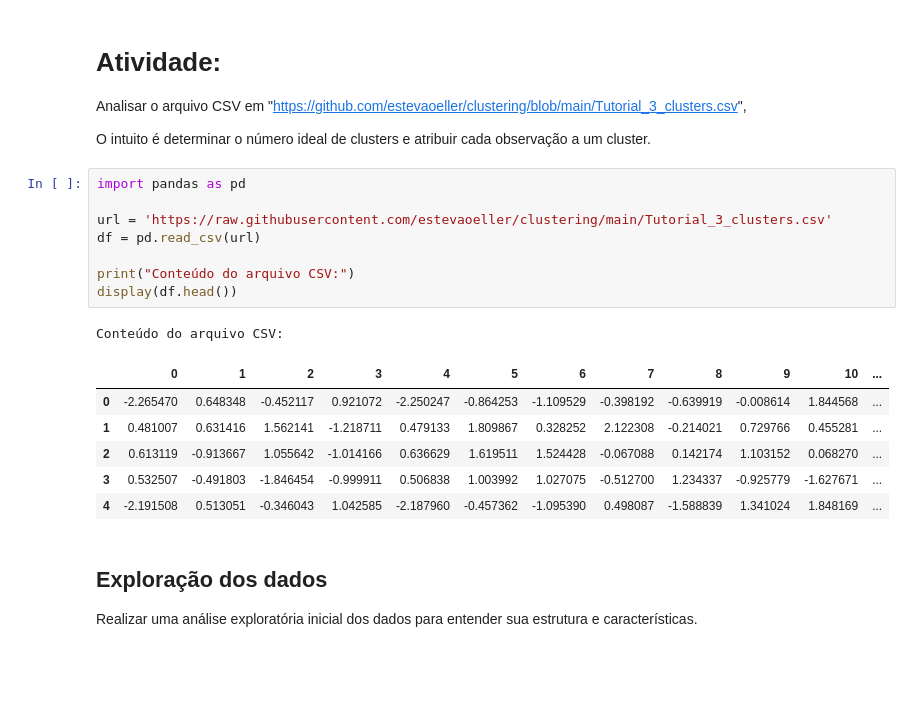
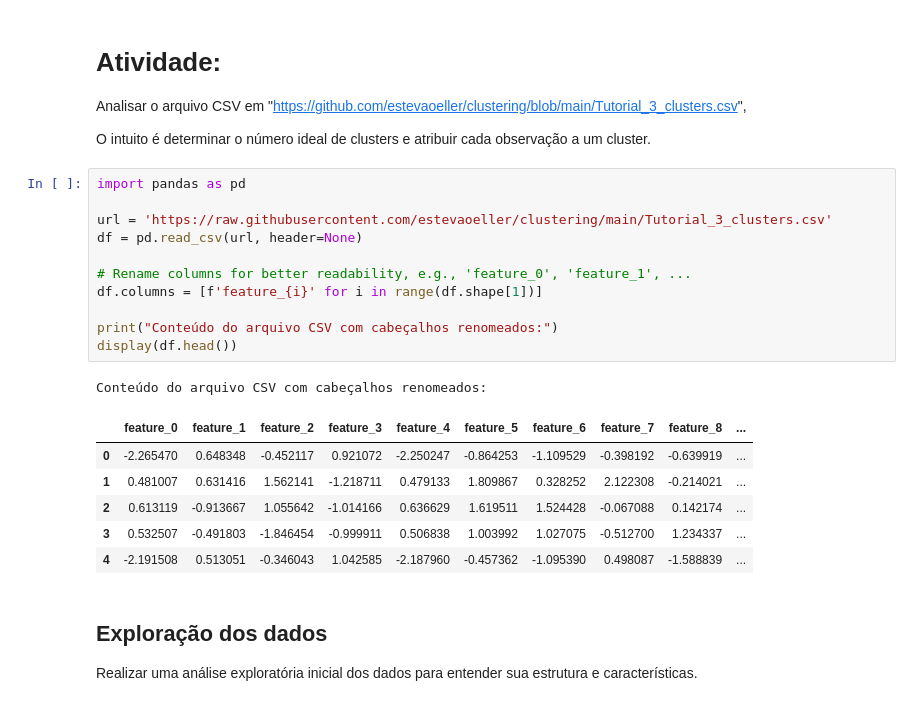
Before and after one commit to estevaoeller/A2T, a Jupyter notebook: EESP_IC_Atividade_03.ipynb, the cells around one changed output. Drawn from its saved outputs; the diff is of its cells as text; blank space fills up the shorter version.

```diff
--- a/EESP_IC_Atividade_03.ipynb
+++ b/EESP_IC_Atividade_03.ipynb
@@ -19,19 +19,22 @@ O intuito é determinar o número ideal de clusters e atribuir cada observação
 # %%
 import pandas as pd
 
 url = 'https://raw.githubusercontent.com/estevaoeller/clustering/main/Tutorial_3_clusters.csv'
-df = pd.read_csv(url)
+df = pd.read_csv(url, header=None)
 
-print("Conteúdo do arquivo CSV:")
+# Rename columns for better readability, e.g., 'feature_0', 'feature_1', ...
+df.columns = [f'feature_{i}' for i in range(df.shape[1])]
+
+print("Conteúdo do arquivo CSV com cabeçalhos renomeados:")
 display(df.head())
 # %% [output]
-Conteúdo do arquivo CSV:
+Conteúdo do arquivo CSV com cabeçalhos renomeados:
-|  | 0 | 1 | 2 | 3 | 4 | 5 | 6 | 7 | 8 | 9 | 10 | ... |
-| 0 | -2.265470 | 0.648348 | -0.452117 | 0.921072 | -2.250247 | -0.864253 | -1.109529 | -0.398192 | -0.639919 | -0.008614 | 1.844568 | ... |
-| 1 | 0.481007 | 0.631416 | 1.562141 | -1.218711 | 0.479133 | 1.809867 | 0.328252 | 2.122308 | -0.214021 | 0.729766 | 0.455281 | ... |
-| 2 | 0.613119 | -0.913667 | 1.055642 | -1.014166 | 0.636629 | 1.619511 | 1.524428 | -0.067088 | 0.142174 | 1.103152 | 0.068270 | ... |
-| 3 | 0.532507 | -0.491803 | -1.846454 | -0.999911 | 0.506838 | 1.003992 | 1.027075 | -0.512700 | 1.234337 | -0.925779 | -1.627671 | ... |
-| 4 | -2.191508 | 0.513051 | -0.346043 | 1.042585 | -2.187960 | -0.457362 | -1.095390 | 0.498087 | -1.588839 | 1.341024 | 1.848169 | ... |
+|  | feature_0 | feature_1 | feature_2 | feature_3 | feature_4 | feature_5 | feature_6 | feature_7 | feature_8 | ... |
+| 0 | -2.265470 | 0.648348 | -0.452117 | 0.921072 | -2.250247 | -0.864253 | -1.109529 | -0.398192 | -0.639919 | ... |
+| 1 | 0.481007 | 0.631416 | 1.562141 | -1.218711 | 0.479133 | 1.809867 | 0.328252 | 2.122308 | -0.214021 | ... |
+| 2 | 0.613119 | -0.913667 | 1.055642 | -1.014166 | 0.636629 | 1.619511 | 1.524428 | -0.067088 | 0.142174 | ... |
+| 3 | 0.532507 | -0.491803 | -1.846454 | -0.999911 | 0.506838 | 1.003992 | 1.027075 | -0.512700 | 1.234337 | ... |
+| 4 | -2.191508 | 0.513051 | -0.346043 | 1.042585 | -2.187960 | -0.457362 | -1.095390 | 0.498087 | -1.588839 | ... |
 # %% [markdown]
 ## Exploração dos dados
 
```
Also changed, not shown: parts of 25 cells of this notebook.
